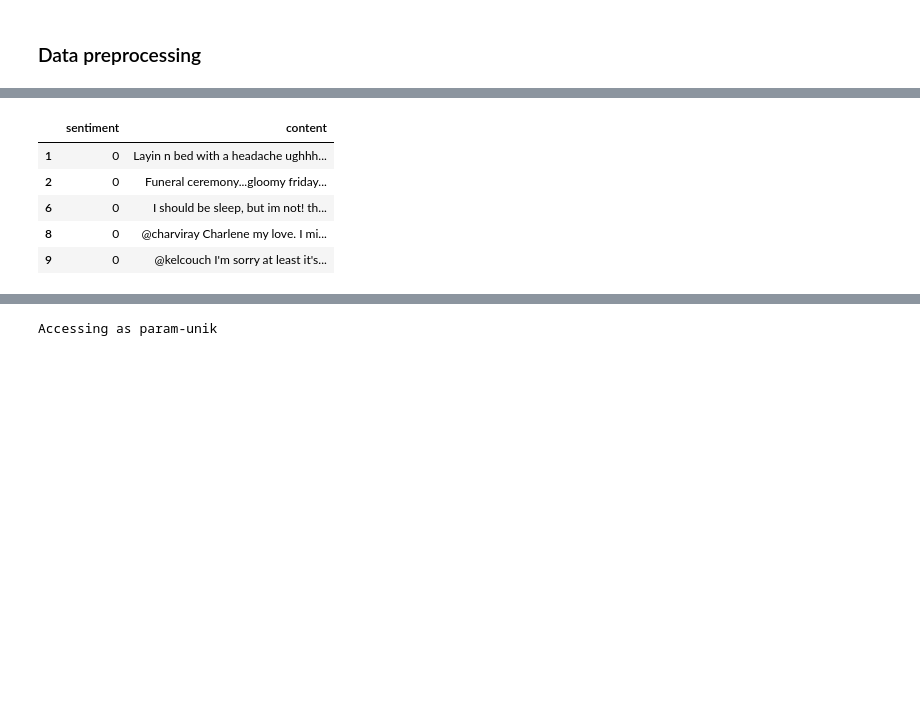
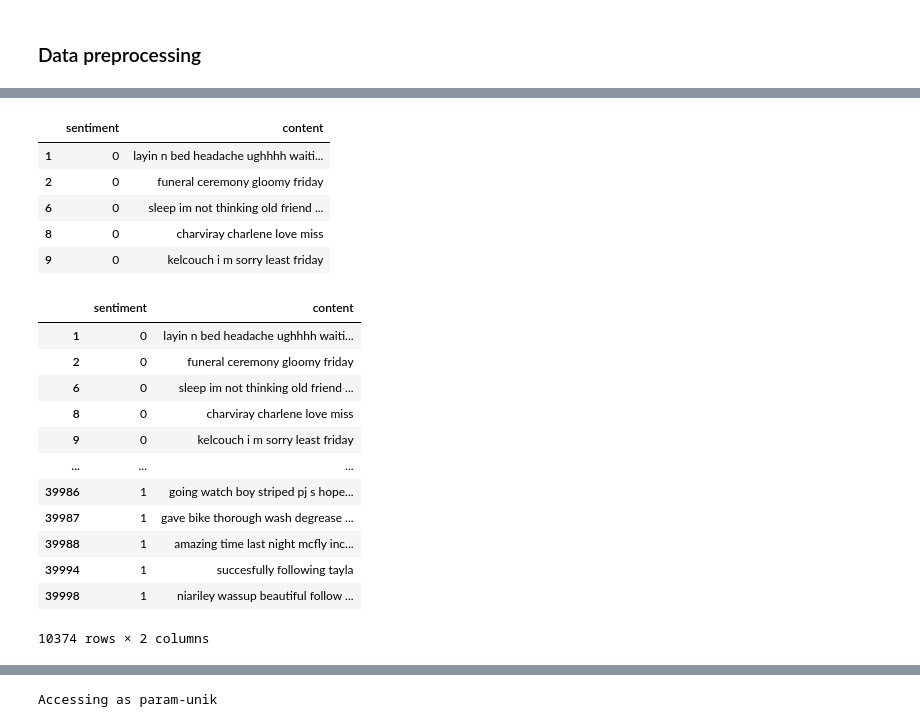
Before and after one commit to param-unik/mlops-mini-project, a Jupyter notebook: notebooks/exp1_baseline_model.ipynb, the cells around one changed output, grey strips where cells are left out. Drawn from its saved outputs; the diff is of its cells as text; code cells hidden in the pictures; blank space fills up the shorter version.

```diff
--- a/notebooks/exp1_baseline_model.ipynb
+++ b/notebooks/exp1_baseline_model.ipynb
@@ -116,14 +105,30 @@ anger          110
 Name: count, dtype: int64
 # %%
-df["sentiment"] = df["sentiment"].map({"sadness": 0, "happiness": 1})
+df.loc[:, "sentiment"] = df.loc[:, "sentiment"].map({"sadness": 0, "happiness": 1})
 df.head()
 # %% [output]
 |  | sentiment | content |
-| 1 | 0 | Layin n bed with a headache ughhh... |
-| 2 | 0 | Funeral ceremony...gloomy friday... |
-| 6 | 0 | I should be sleep, but im not! th... |
-| 8 | 0 | @charviray Charlene my love. I mi... |
-| 9 | 0 | @kelcouch I'm sorry at least it's... |
+| 1 | 0 | layin n bed headache ughhhh waiti... |
+| 2 | 0 | funeral ceremony gloomy friday |
+| 6 | 0 | sleep im not thinking old friend ... |
+| 8 | 0 | charviray charlene love miss |
+| 9 | 0 | kelcouch i m sorry least friday |
+# %%
+df
+# %% [output]
+|  | sentiment | content |
+| 1 | 0 | layin n bed headache ughhhh waiti... |
+| 2 | 0 | funeral ceremony gloomy friday |
+| 6 | 0 | sleep im not thinking old friend ... |
+| 8 | 0 | charviray charlene love miss |
+| 9 | 0 | kelcouch i m sorry least friday |
+| ... | ... | ... |
+| 39986 | 1 | going watch boy striped pj s hope... |
+| 39987 | 1 | gave bike thorough wash degrease ... |
+| 39988 | 1 | amazing time last night mcfly inc... |
+| 39994 | 1 | succesfully following tayla |
+| 39998 | 1 | niariley wassup beautiful follow ... |
+10374 rows × 2 columns
 # %%
 vectorizer = CountVectorizer(max_features=5000)
 X = vectorizer.fit_transform(df["content"])
```
Also changed, not shown: parts of 7 cells of this notebook, 2 other files.
